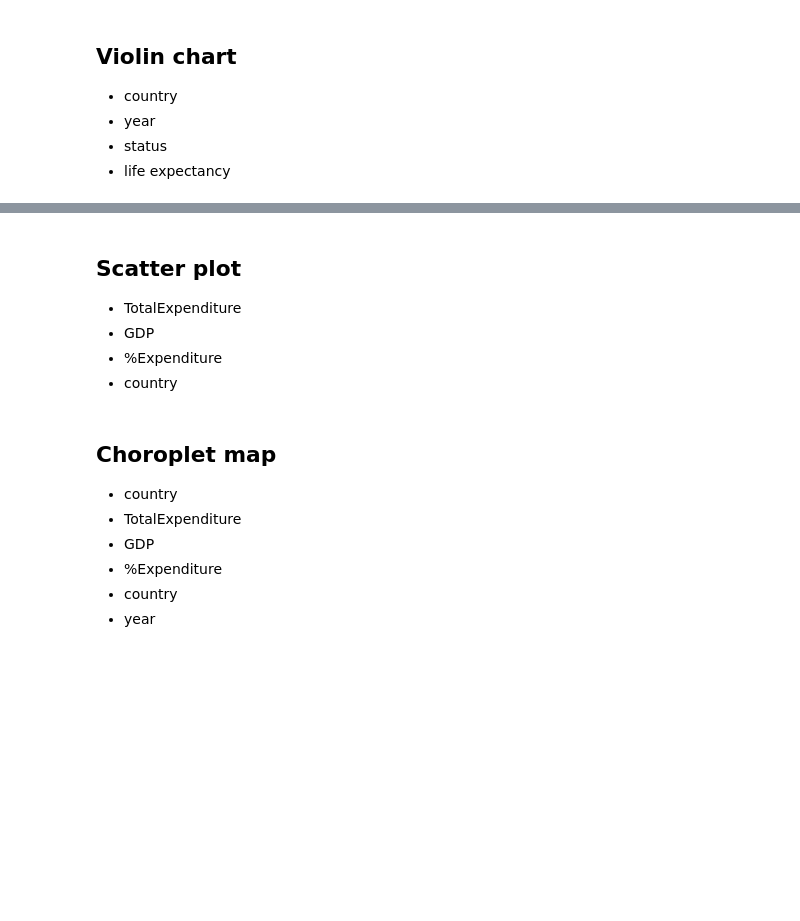
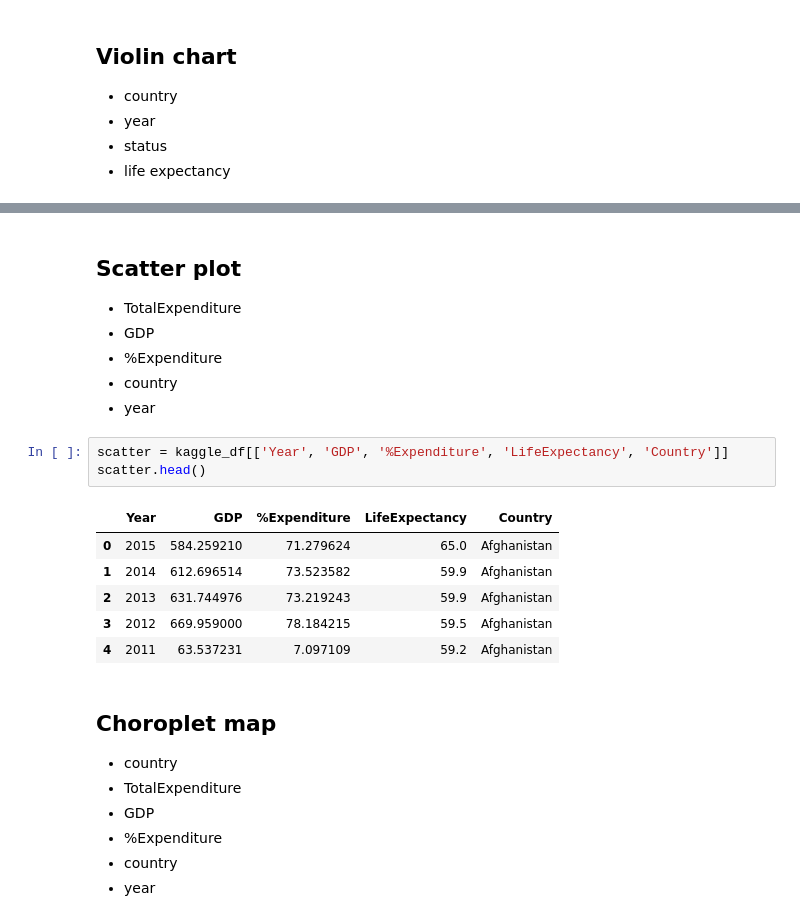
Before and after one commit to roberto98/DataViz-Project, a Jupyter notebook: python/Preprocessing.ipynb, the cells around one changed output, grey strips where cells are left out. Drawn from its saved outputs; the diff is of its cells as text; blank space fills up the shorter version.

Commit message:
violin and scatter

```diff
--- a/python/Preprocessing.ipynb
+++ b/python/Preprocessing.ipynb
@@ -319,6 +345,17 @@ pythonProcess.stdout.on('data', (data) => {
 - GDP
 - %Expenditure
 - country
+- year
+# %%
+scatter = kaggle_df[['Year', 'GDP', '%Expenditure', 'LifeExpectancy', 'Country']]
+scatter.head()
+# %% [output]
+|  | Year | GDP | %Expenditure | LifeExpectancy | Country |
+| 0 | 2015 | 584.259210 | 71.279624 | 65.0 | Afghanistan |
+| 1 | 2014 | 612.696514 | 73.523582 | 59.9 | Afghanistan |
+| 2 | 2013 | 631.744976 | 73.219243 | 59.9 | Afghanistan |
+| 3 | 2012 | 669.959000 | 78.184215 | 59.5 | Afghanistan |
+| 4 | 2011 | 63.537231 | 7.097109 | 59.2 | Afghanistan |
 # %% [markdown]
 ## Choroplet map
 - country
```
Also changed, not shown: parts of 7 cells of this notebook.
